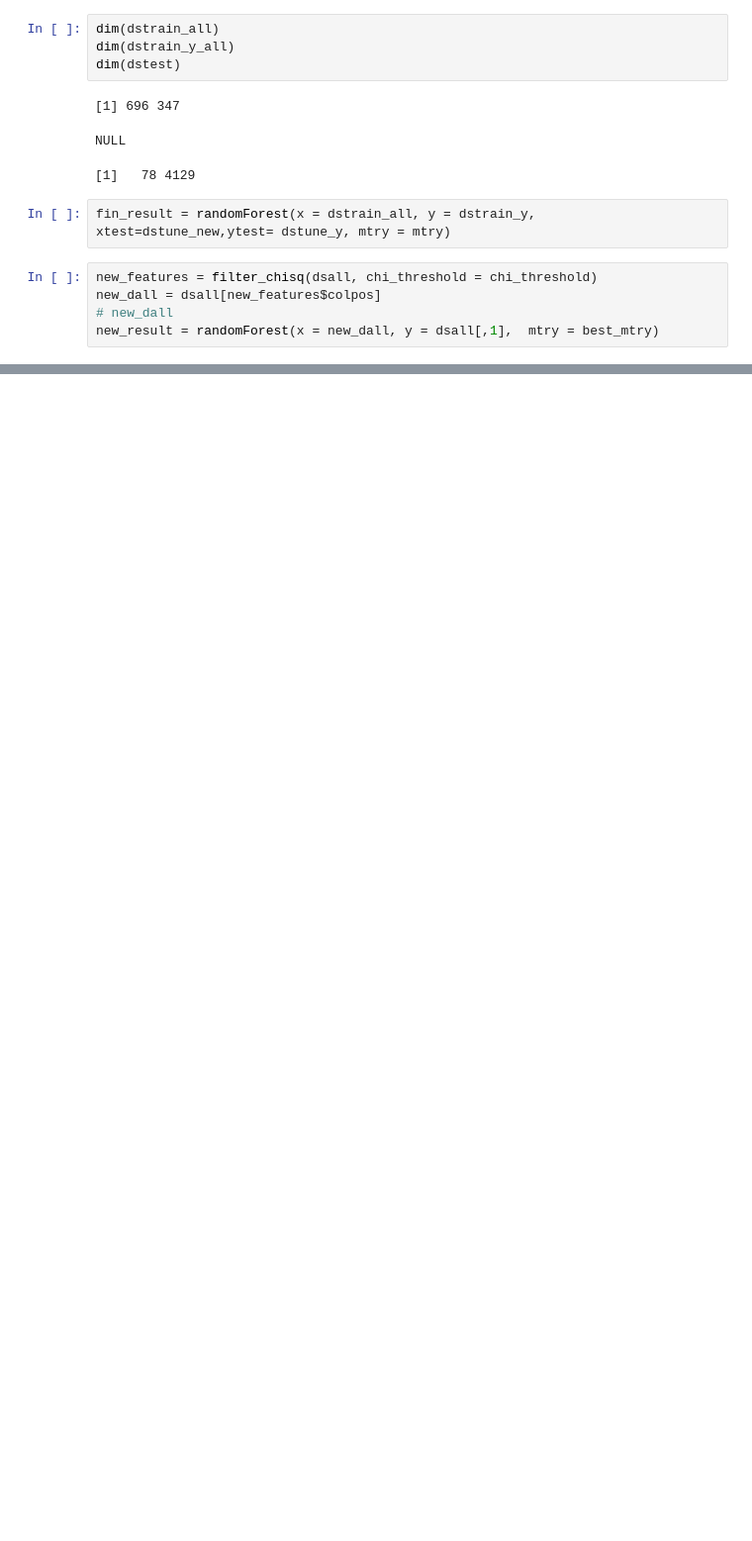
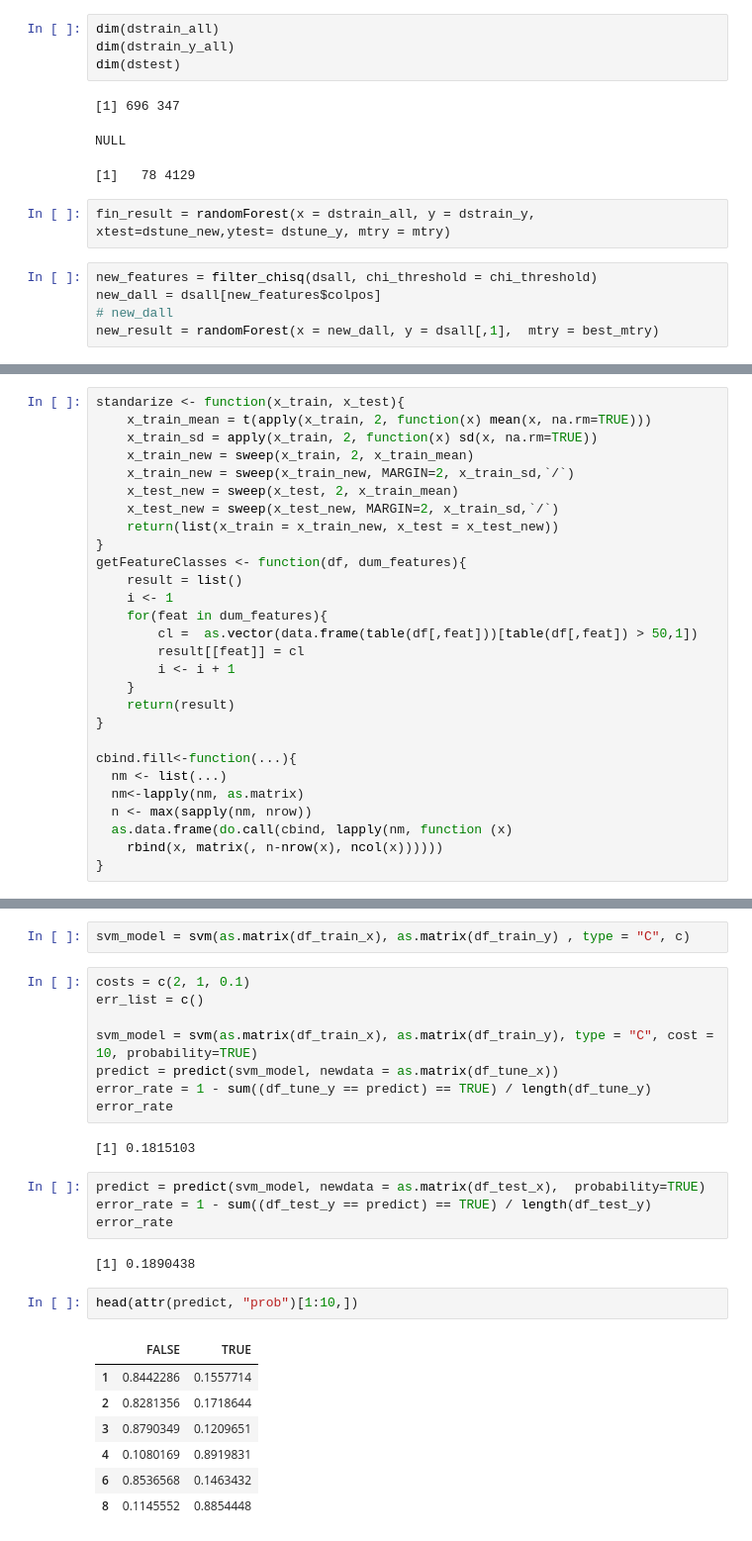
Before and after one commit to CryoliteZ/Statistical-Learning-R, a Jupyter notebook: HW6/hw6.ipynb, the cells around one changed output, grey strips where cells are left out. Shown: that part at 99% size. Cells and saved outputs as stored; diff of their text form; blank space fills up the shorter version.

```diff
--- a/HW6/hw6.ipynb
+++ b/HW6/hw6.ipynb
@@ -204,0 +242,28 @@ head(dstune)
+# %%
+standarize <- function(x_train, x_test){
+    x_train_mean = t(apply(x_train, 2, function(x) mean(x, na.rm=TRUE)))
+    x_train_sd = apply(x_train, 2, function(x) sd(x, na.rm=TRUE))
+    x_train_new = sweep(x_train, 2, x_train_mean)
+    x_train_new = sweep(x_train_new, MARGIN=2, x_train_sd,`/`)
+    x_test_new = sweep(x_test, 2, x_train_mean)
+    x_test_new = sweep(x_test_new, MARGIN=2, x_train_sd,`/`)
+    return(list(x_train = x_train_new, x_test = x_test_new))
+}
+getFeatureClasses <- function(df, dum_features){
+    result = list()
+    i <- 1
+    for(feat in dum_features){
+        cl =  as.vector(data.frame(table(df[,feat]))[table(df[,feat]) > 50,1])
+        result[[feat]] = cl
+        i <- i + 1
+    }
+    return(result)
+}
+
+cbind.fill<-function(...){
+  nm <- list(...)
+  nm<-lapply(nm, as.matrix)
+  n <- max(sapply(nm, nrow))
+  as.data.frame(do.call(cbind, lapply(nm, function (x)
+    rbind(x, matrix(, n-nrow(x), ncol(x))))))
+}
@@ -204,0 +434,28 @@ head(dstune)
+# %%
+svm_model = svm(as.matrix(df_train_x), as.matrix(df_train_y) , type = "C", c)
+# %%
+costs = c(2, 1, 0.1)
+err_list = c()
+
+svm_model = svm(as.matrix(df_train_x), as.matrix(df_train_y), type = "C", cost = 10, probability=TRUE)
+predict = predict(svm_model, newdata = as.matrix(df_tune_x))
+error_rate = 1 - sum((df_tune_y == predict) == TRUE) / length(df_tune_y)
+error_rate
+# %% [output]
+[1] 0.1815103
+# %%
+predict = predict(svm_model, newdata = as.matrix(df_test_x),  probability=TRUE)
+error_rate = 1 - sum((df_test_y == predict) == TRUE) / length(df_test_y)
+error_rate
+# %% [output]
+[1] 0.1890438
+# %%
+head(attr(predict, "prob")[1:10,])
+# %% [output]
+|  | FALSE | TRUE |
+| 1 | 0.8442286 | 0.1557714 |
+| 2 | 0.8281356 | 0.1718644 |
+| 3 | 0.8790349 | 0.1209651 |
+| 4 | 0.1080169 | 0.8919831 |
+| 6 | 0.8536568 | 0.1463432 |
+| 8 | 0.1145552 | 0.8854448 |
```
Also changed, not shown: parts of 23 cells of this notebook, 2 other files.
